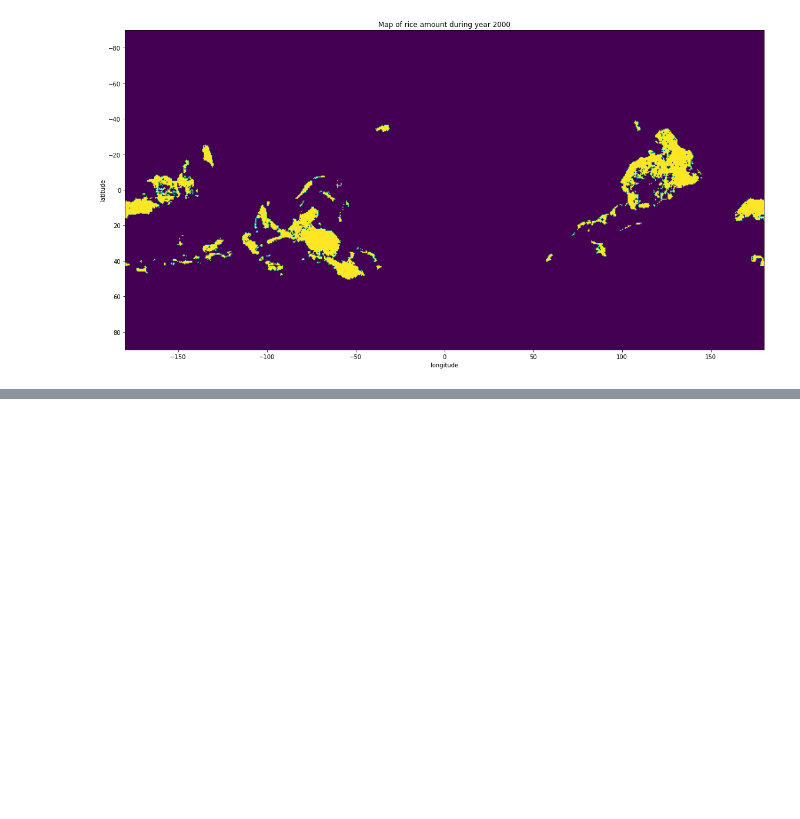
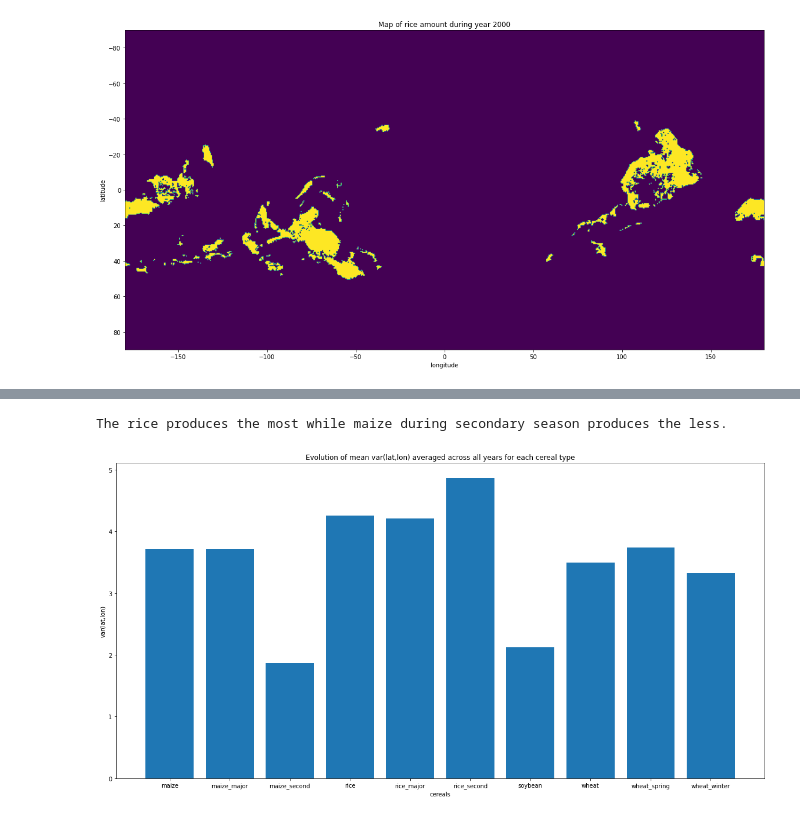
Before and after one commit to pprablanc/crops-cereal-analysis, a Jupyter notebook: analyses.ipynb, the cells around one changed output, grey strips where cells are left out. Drawn from its saved outputs; the diff is of its cells as text; code cells hidden in the pictures; blank space fills up the shorter version.

```diff
--- a/analyses.ipynb
+++ b/analyses.ipynb
@@ -114,0 +141,26 @@ plot_var(df, cereal='rice', time=2000)
+# %%
+# get evolution of mean var(lat,lon) averaged across all years for each cereal type
+
+df_by_cereal = df.groupby(['cereal'])
+cereal_type = df_by_cereal.apply(
+    lambda grp: np.mean( [row['var'][:].mean() for row in grp['nc']] )
+)
+
+cereal_label = []
+cereal_value = []
+for type_c, value_c in cereal_type.items():
+    cereal_label.append(type_c)
+    cereal_value.append(value_c)
+
+#cereal_type.plot.bar() # Faster but take time to get to know how to modify plot
+
+plt.figure(figsize=(20,10))
+plt.bar(cereal_label, cereal_value);
+plt.xlabel('cereals')
+plt.ylabel('var(lat,lon)')
+plt.title('Evolution of mean var(lat,lon) averaged across all years for each cereal type')
+
+print('The rice produces the most while maize during secondary season produces the less.')
+# %% [output]
+The rice produces the most while maize during secondary season produces the less.
+[figure, added]
```
Also changed, not shown: parts of 9 cells of this notebook.
